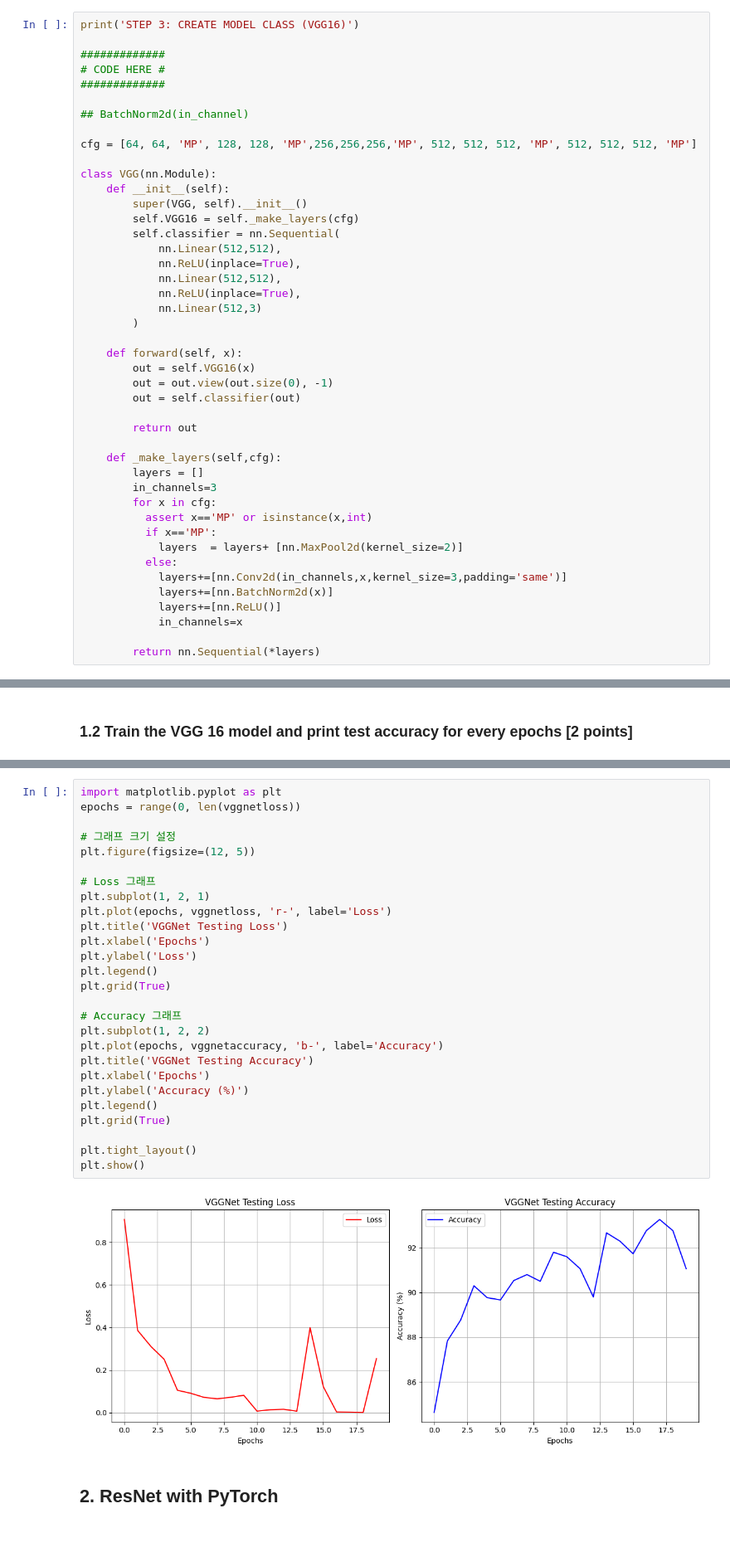
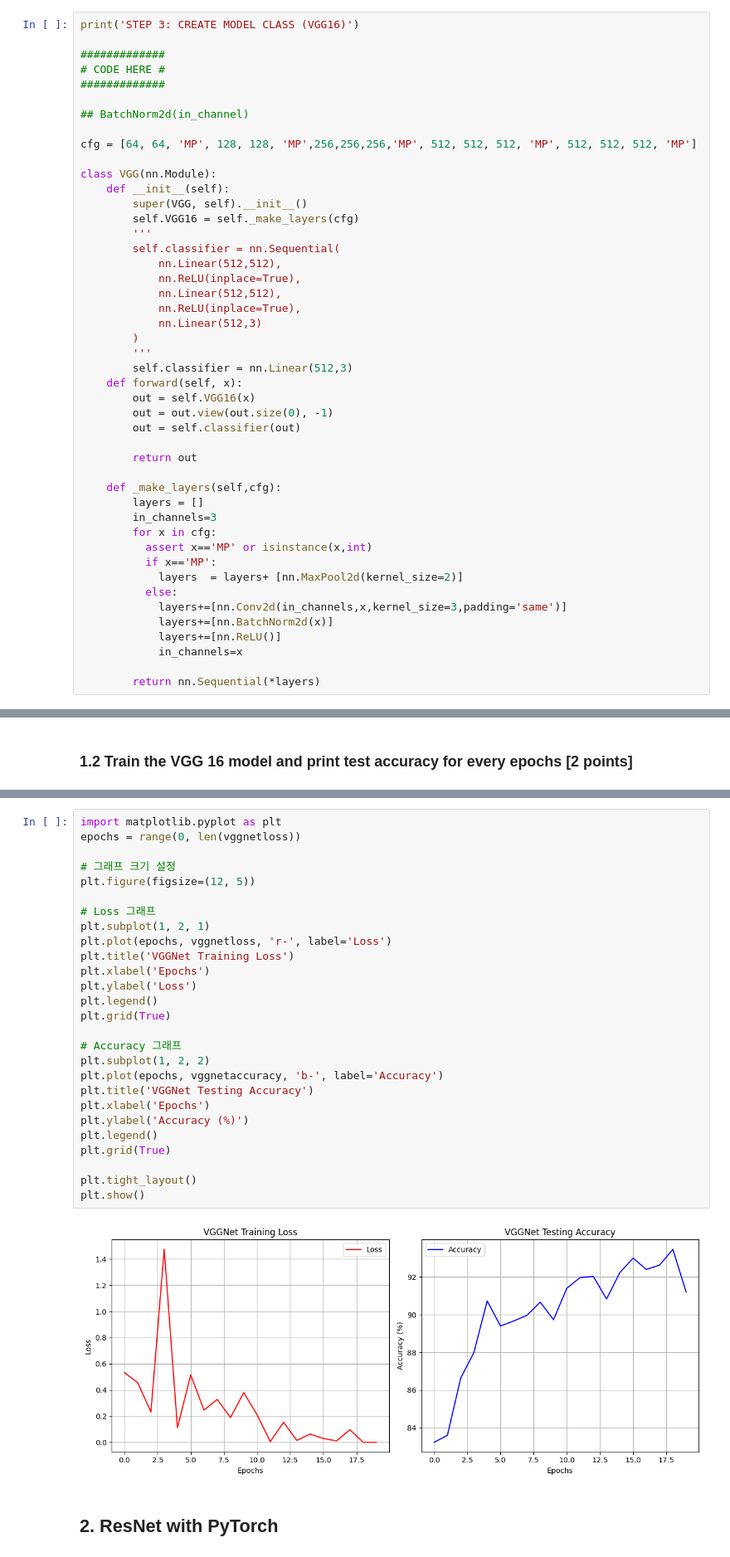
Before and after one commit to minchoCoin/deep-learning-programming, a Jupyter notebook: Lab1/ipynb/LAB_1__VGGNet_ResNet_template.ipynb, the cells around one changed output, grey strips where cells are left out. Shown at 83% size. Saved outputs shown, nothing was run; the diff lists cells and outputs as text.

```diff
--- a/Lab1/ipynb/LAB_1__VGGNet_ResNet_template.ipynb
+++ b/Lab1/ipynb/LAB_1__VGGNet_ResNet_template.ipynb
@@ -220,6 +220,7 @@ class VGG(nn.Module):
     def __init__(self):
         super(VGG, self).__init__()
         self.VGG16 = self._make_layers(cfg)
+        '''
         self.classifier = nn.Sequential(
             nn.Linear(512,512),
             nn.ReLU(inplace=True),
@@ -227,7 +228,8 @@ class VGG(nn.Module):
             nn.ReLU(inplace=True),
             nn.Linear(512,3)
         )
-
+        '''
+        self.classifier = nn.Linear(512,3)
     def forward(self, x):
         out = self.VGG16(x)
         out = out.view(out.size(0), -1)
@@ -384,32 +386,32 @@ Epochs: 19. Loss: 0.25305694341659546. Accuracy: 91.06666666666666
 # %%
 import matplotlib.pyplot as plt
 epochs = range(0, len(vggnetloss))
 
 # 그래프 크기 설정
 plt.figure(figsize=(12, 5))
 
 # Loss 그래프
 plt.subplot(1, 2, 1)
 plt.plot(epochs, vggnetloss, 'r-', label='Loss')
-plt.title('VGGNet Testing Loss')
+plt.title('VGGNet Training Loss')
 plt.xlabel('Epochs')
 plt.ylabel('Loss')
 plt.legend()
 plt.grid(True)
 
 # Accuracy 그래프
 plt.subplot(1, 2, 2)
 plt.plot(epochs, vggnetaccuracy, 'b-', label='Accuracy')
 plt.title('VGGNet Testing Accuracy')
 plt.xlabel('Epochs')
 plt.ylabel('Accuracy (%)')
 plt.legend()
 plt.grid(True)
 
 plt.tight_layout()
 plt.show()
 # %% [output]
-[figure, old version]
+[figure, new version]
 # %% [markdown]
 ## 2. ResNet with PyTorch
 # %% [markdown]
```
Also changed, not shown: parts of 7 cells of this notebook.
